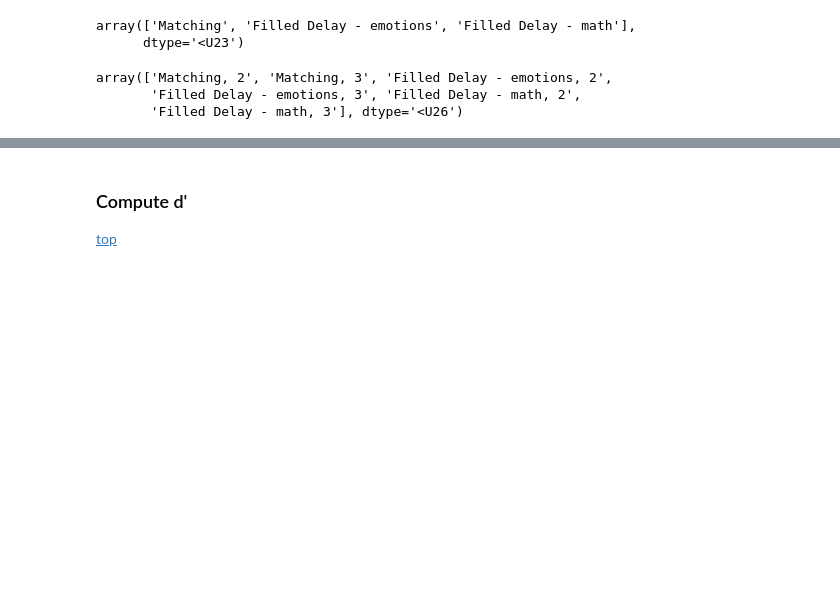
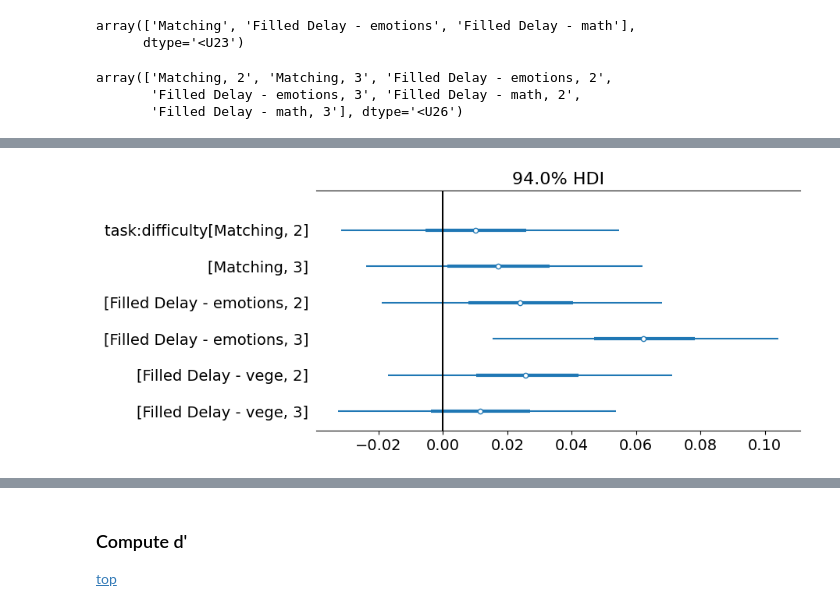
Before and after one commit to jankaWIS/FMP_paper, a Jupyter notebook: Figures/SI_Figures_FMP_paper_2024.ipynb, the cells around one changed output, grey strips where cells are left out. Drawn from its saved outputs; the diff is of its cells as text; code cells hidden in the pictures; blank space fills up the shorter version.

Commit message:
add SI fig 9 (vege), rename
9->10, 10->11, 11->12

```diff
--- a/Figures/SI_Figures_FMP_paper_2024.ipynb
+++ b/Figures/SI_Figures_FMP_paper_2024.ipynb
@@ -1931,0 +1944,10 @@ array(['Matching, 2', 'Matching, 3', 'Filled Delay - emotions, 2',
+# %%
+# Load the dictionary from the pickle file
+with open(opj(path_data, 'model_inference_data', 'FMP_vege_inference_data_dict.pkl'), 'rb') as f:
+    FMP_vege_inference_data_dict = pickle.load(f)
+
+
+with open(opj(path_data, 'model_inference_data', 'FMP_vege_baselineFM_inference_data_dict.pkl'), 'rb') as f:
+    FMP_vege_inference_baselineFM_data_dict = pickle.load(f)
+
+FMP_vege_inference_data_dict['correct_flt ~ task * difficulty + (1|userID)']
@@ -1931,0 +1985,6 @@ array(['Matching, 2', 'Matching, 3', 'Filled Delay - emotions, 2',
+# %%
+az.plot_forest(FMP_vege_inference_data_dict['correct_flt ~ task * difficulty + (1|userID)'],
+               var_names=["task:difficulty"], combined=True, figsize=(8, 4))
+plt.axvline(0, c='k');
+# %% [output]
+[figure, added]
```
Also changed, not shown: parts of 13 cells of this notebook, 17 other files.
